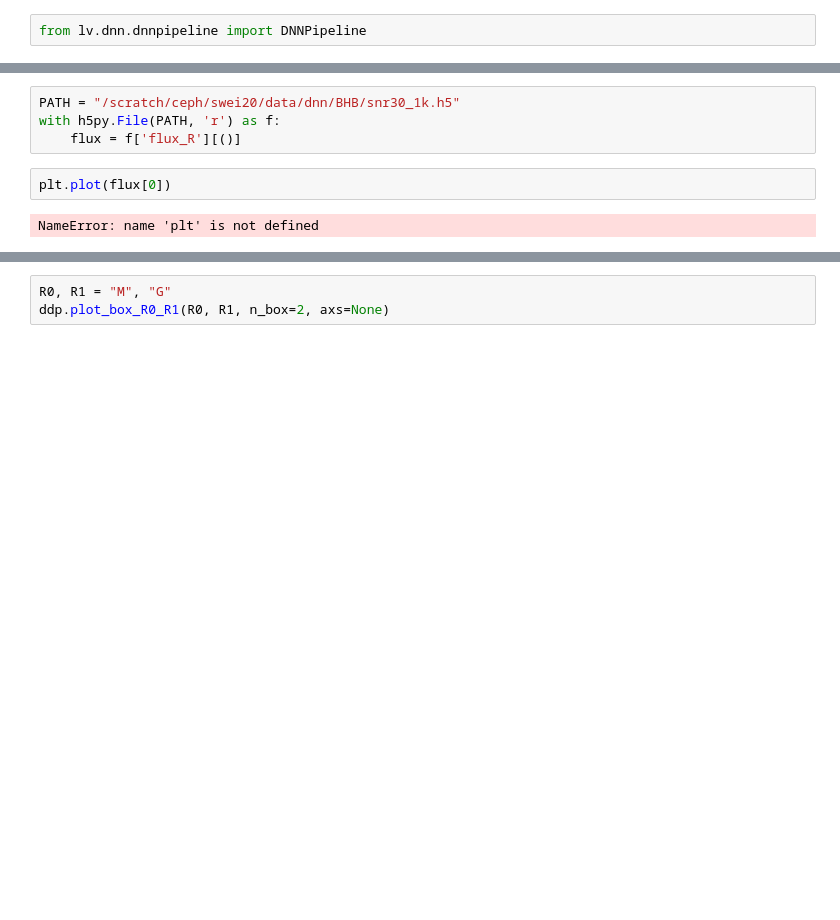
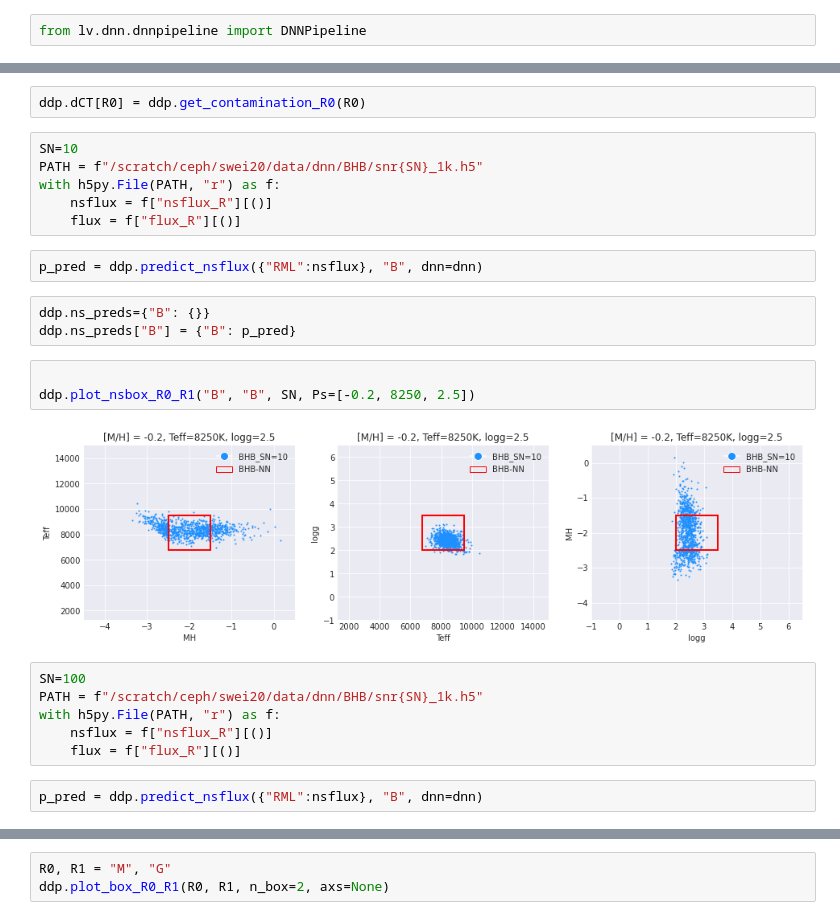
Before and after one commit to ViskaWei/LV, a Jupyter notebook: nb/dnn.ipynb, the cells around one changed output, grey strips where cells are left out. Cells and saved outputs as stored; diff of their text form; blank space fills up the shorter version.

```diff
--- a/nb/dnn.ipynb
+++ b/nb/dnn.ipynb
@@ -32,8 +21,26 @@ import matplotlib.pyplot as plt
+# %%
+ddp.dCT[R0] = ddp.get_contamination_R0(R0)
 # %%
-PATH = "/scratch/ceph/swei20/data/dnn/BHB/snr30_1k.h5"
-with h5py.File(PATH, 'r') as f:
-    flux = f['flux_R'][()]
+SN=10
+PATH = f"/scratch/ceph/swei20/data/dnn/BHB/snr{SN}_1k.h5"
+with h5py.File(PATH, "r") as f:
+    nsflux = f["nsflux_R"][()]
+    flux = f["flux_R"][()]
-# %%
-plt.plot(flux[0])
-# %% [output]
-NameError: name 'plt' is not defined
+# %%
+p_pred = ddp.predict_nsflux({"RML":nsflux}, "B", dnn=dnn)
+# %%
+ddp.ns_preds={"B": {}}
+ddp.ns_preds["B"] = {"B": p_pred}
+# %%
+
+ddp.plot_nsbox_R0_R1("B", "B", SN, Ps=[-0.2, 8250, 2.5])
+# %% [output]
+[figure, added]
+# %%
+SN=100
+PATH = f"/scratch/ceph/swei20/data/dnn/BHB/snr{SN}_1k.h5"
+with h5py.File(PATH, "r") as f:
+    nsflux = f["nsflux_R"][()]
+    flux = f["flux_R"][()]
+# %%
+p_pred = ddp.predict_nsflux({"RML":nsflux}, "B", dnn=dnn)
```
Also changed, not shown: parts of 15 cells of this notebook, 16 other files.
